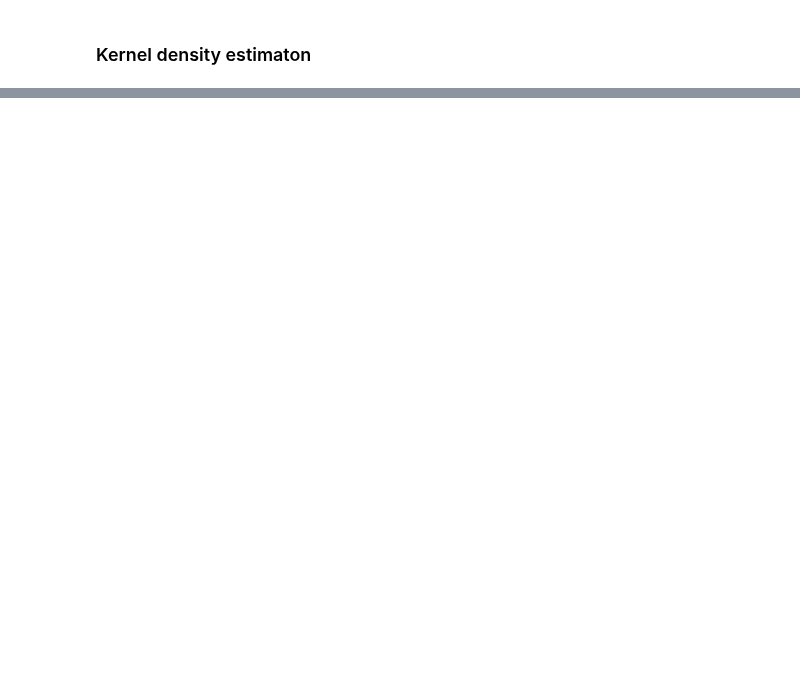
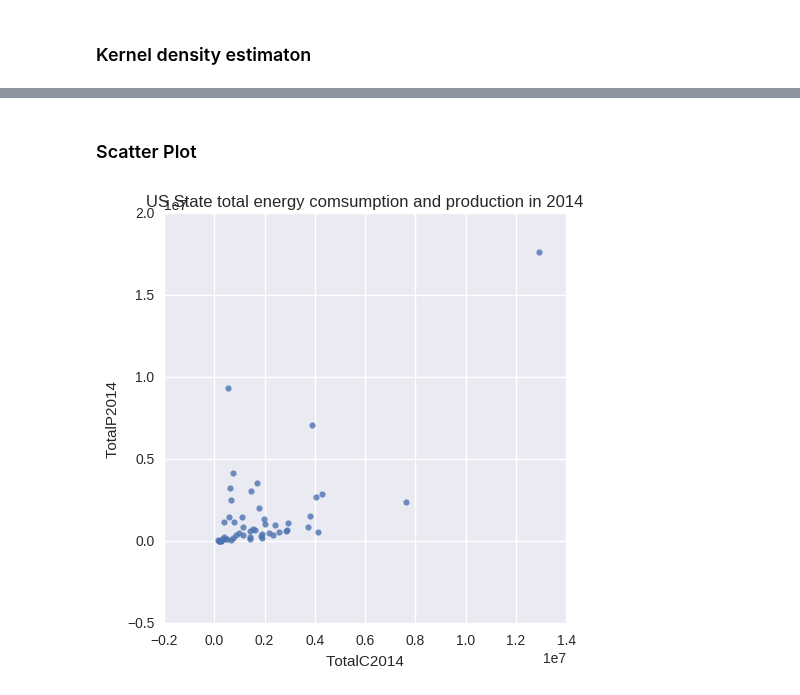
Before and after one commit to 315iah515/Thinkful-Notebooks, a Jupyter notebook: Bootcamp/Drill_PresentSameDataMultipleWays.ipynb, the cells around one changed output, grey strips where cells are left out. Drawn from its saved outputs; the diff is of its cells as text; code cells hidden in the pictures; blank space fills up the shorter version.

```diff
--- a/Bootcamp/Drill_PresentSameDataMultipleWays.ipynb
+++ b/Bootcamp/Drill_PresentSameDataMultipleWays.ipynb
@@ -93,0 +108,11 @@ plt.show()
+# %%
+CPEnergy_df = cs_df[['StateCodes', 'TotalC2014', 'TotalP2014']]
+CPEnergy_df = CPEnergy_df[:-1]
+# %% [markdown]
+### Scatter Plot
+# %%
+sns.lmplot(x="TotalC2014", y="TotalP2014", data=CPEnergy_df, fit_reg=False)
+sns.plt.title('US State total energy comsumption and production in 2014')
+plt.show()
+# %% [output]
+[figure, added]
```
Also changed, not shown: parts of 12 cells of this notebook.
